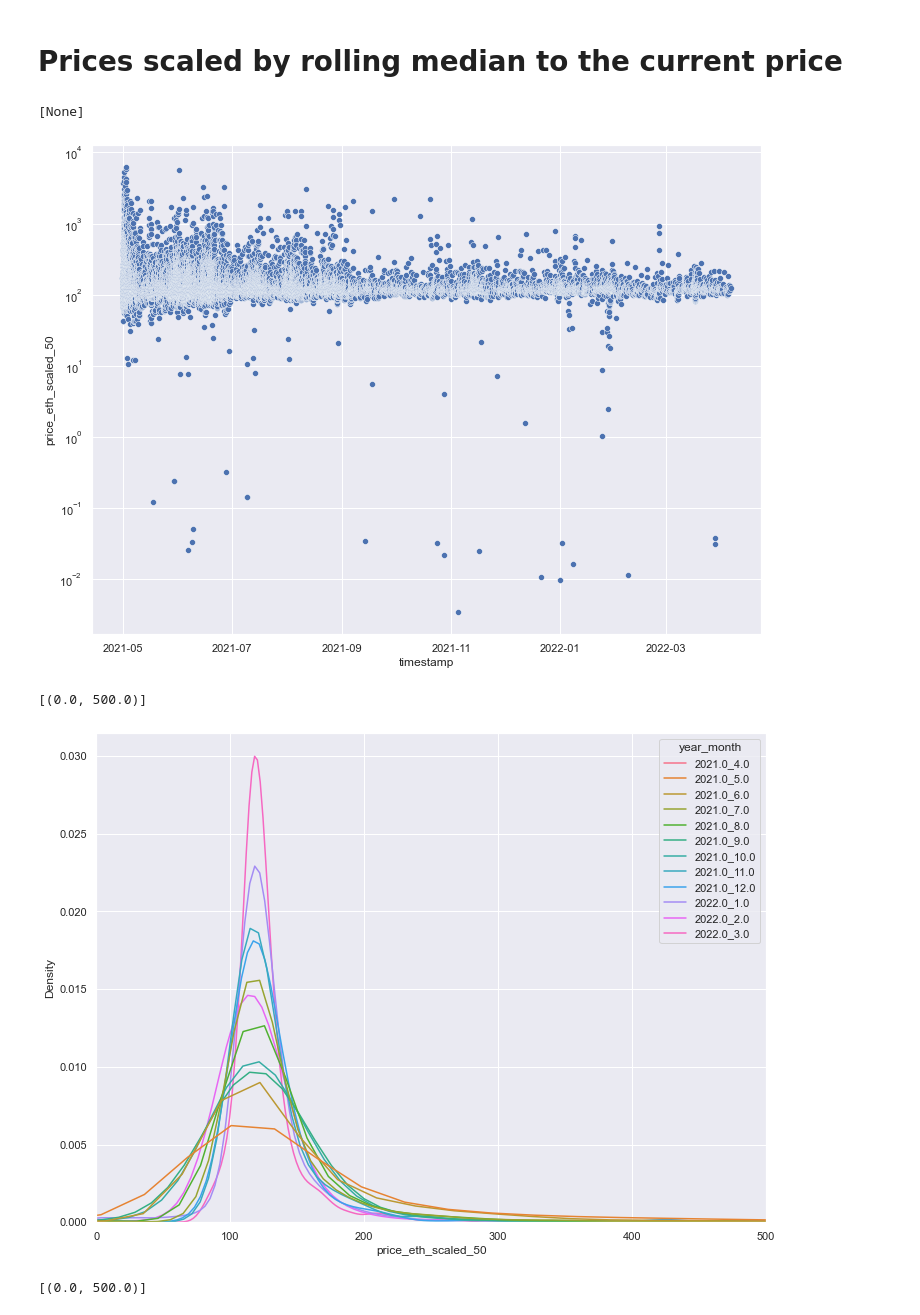
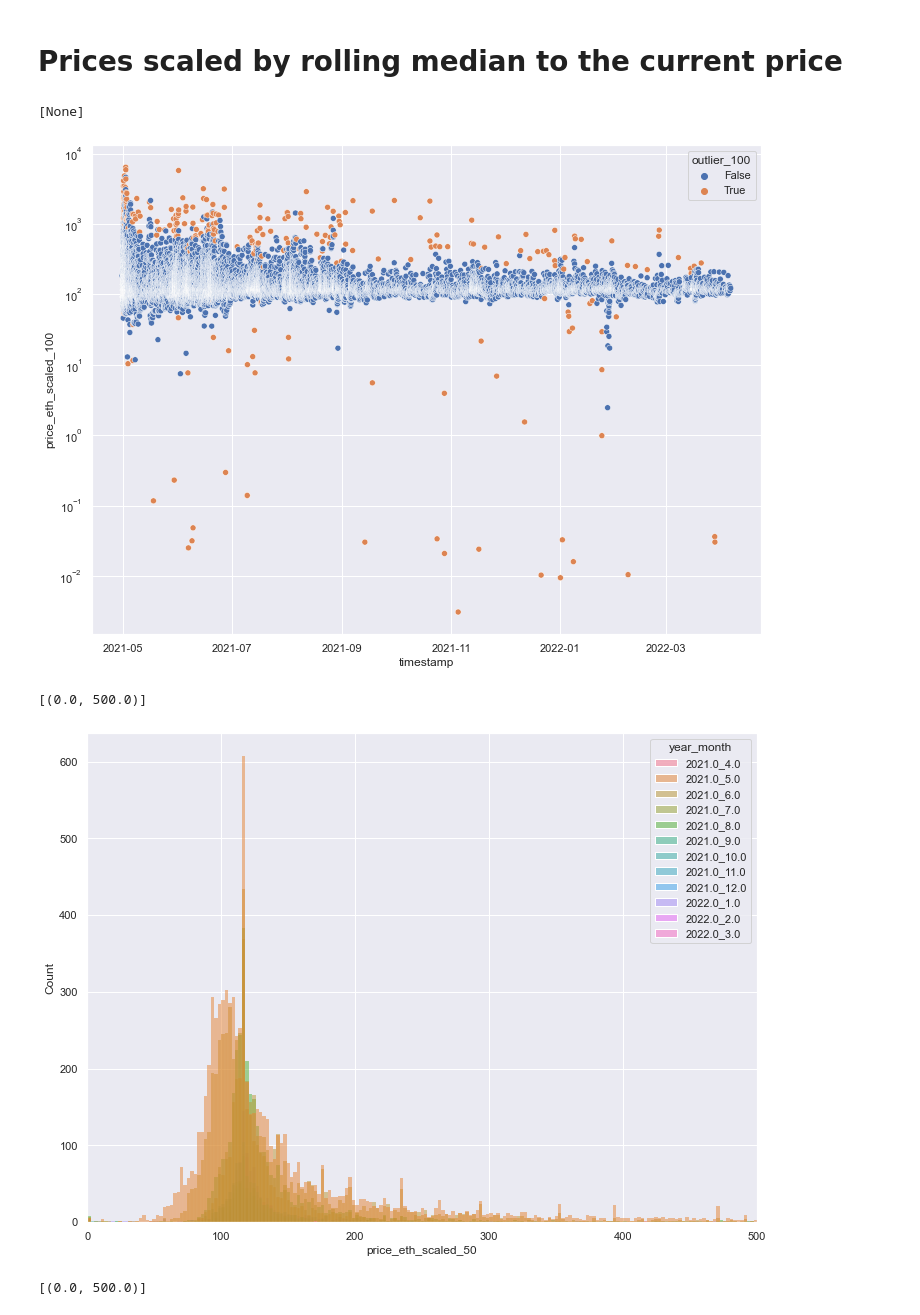
Before and after one commit to LBrinkmann/xai-nft, a Jupyter notebook: notebooks/trend.ipynb, the cells around one changed output. Cells and saved outputs as stored; diff of their text form; code cells hidden in the pictures.

```diff
--- a/notebooks/trend.ipynb
+++ b/notebooks/trend.ipynb
@@ -29,10 +26,12 @@ sns.scatterplot(data=df_s, x='timestamp', y='price_eth')
 # %%
 df_s = df_s.sort_values('timestamp')
 
-windows = [10, 25, 50, 100, 200, 500]
+windows = [10, 25, 50, 100, 200, 500, 1000, 5000]
 
 for window in windows:
     df_s[f'price_eth_trend_{window}'] = df_s['price_eth'].rolling(window, center=False) \
+        .quantile(0.5).fillna(method='backfill').fillna(method='pad')
+    df_s[f'price_eth_centertrend_{window}'] = df_s['price_eth'].rolling(window, center=True) \
         .quantile(0.5).fillna(method='backfill').fillna(method='pad')
     df_s[f'price_eth_floor_{window}'] = df_s['price_eth'].rolling(window, center=True) \
         .quantile(0.05).fillna(method='backfill').fillna(method='pad')
@@ -45,6 +44,28 @@ for window in windows:
 
     df_s[f'price_eth_scaled_{window}'] = df_s['price_eth'] / df_s[f'price_eth_trend_{window}'] * df_s[f'price_eth_trend_{window}'].iloc[-1]
 
+    lower, median, upper = df_s[f'price_eth_scaled_{window}'].quantile([.05,0.5, .95])
+
+
+    # df_s[f'outlier_{window}'] = (
+    #     (df_s[f'price_eth_scaled_{window}'] < (median - 3*(median-lower))) |
+    #     (df_s[f'price_eth_scaled_{window}'] > (median - 3*(median-upper)))
+    # )
+
+
+
+    df_s[f'outlier_{window}'] = (
+        (df_s['price_eth'] < (df_s[f'price_eth_centertrend_{window}'] - 3*(df_s[f'price_eth_centertrend_{window}']-df_s[f'price_eth_floor_{window}']))) |
+        (df_s['price_eth'] > (df_s[f'price_eth_centertrend_{window}'] - 3*(df_s[f'price_eth_centertrend_{window}']-df_s[f'price_eth_ceiling_{window}'])))
+    )
+
+df_s[f'outlier'] = (
+    (df_s['price_eth'] < 0.5*(df_s[f'price_eth_centertrend_100'] - (df_s[f'price_eth_centertrend_1000']-df_s[f'price_eth_floor_1000']))) |
+    (df_s['price_eth'] > 2*(df_s[f'price_eth_centertrend_100'] - (df_s[f'price_eth_centertrend_1000']-df_s[f'price_eth_ceiling_1000'])))
+)
+
+
+
 df_s.to_parquet(os.path.join(top_folder, 'sales_with_trend.parquet'))
 # %% [markdown]
 ## Rolling median with different window size
@@ -144,26 +164,26 @@ plt.legend(['prices', 'rolling median (window 50)', 'rolling lower 5% (window 50
 # %%
 df_s2 = df_s.drop_duplicates(subset='timestamp').reset_index(drop=True).copy()
 
-ax = sns.scatterplot(data=df_s2, x='timestamp', y='price_eth_scaled_50')
+ax = sns.scatterplot(data=df_s2, x='timestamp', y='price_eth_scaled_100', hue='outlier_100')
 ax.set(yscale="log")
 # %% [output]
 [None]
-[figure, old version]
+[figure, new version]
 # %%
 df_s2 = df_s.reset_index(drop=True).copy()
 
 w = ((df_s2['timestamp'] > '2020-07-01') &
 (df_s2['timestamp'] < '2022-04-01'))
 
 df_s2['year_month'] = df_s2['timestamp'].dt.year.astype(str) + "_" + df_s2['timestamp'].dt.month.astype(str)
 
 
-ax = sns.kdeplot(data=df_s2[w], x='price_eth_scaled_50', hue='year_month', common_norm=False)
+ax = sns.histplot(data=df_s2[w], x='price_eth_scaled_50', hue='year_month', common_norm=False)
 
 ax.set(xlim=[0,500])
 # %% [output]
 [(0.0, 500.0)]
-[figure, old version]
+[figure, new version]
 # %%
 df_s2 = df_s.reset_index(drop=True).copy()
 
```
Also changed, not shown: parts of 2 cells of this notebook, 3 other files.
